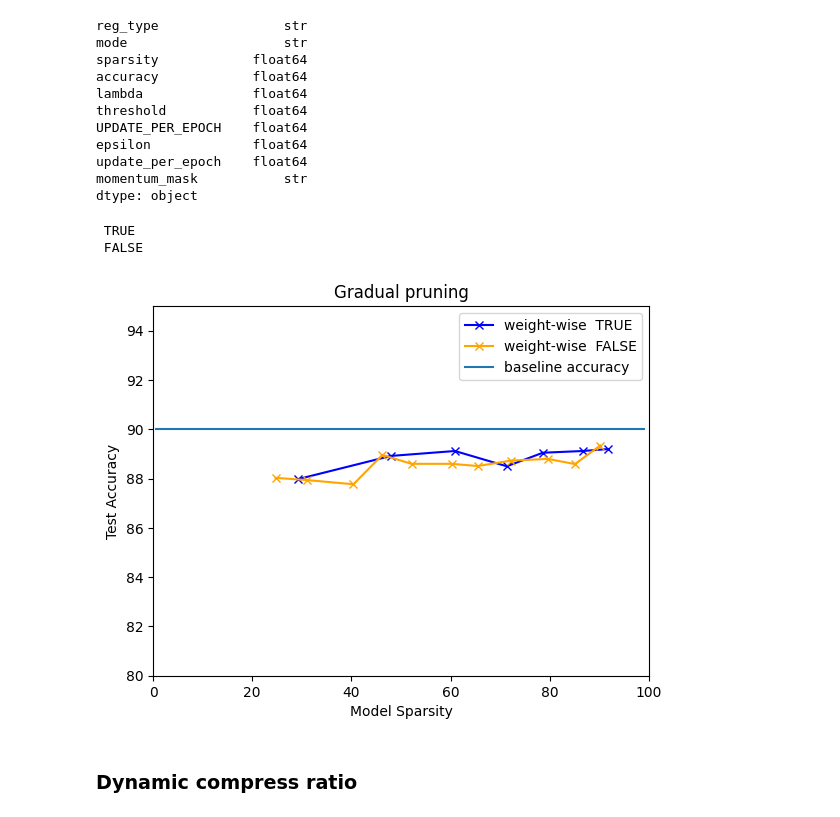
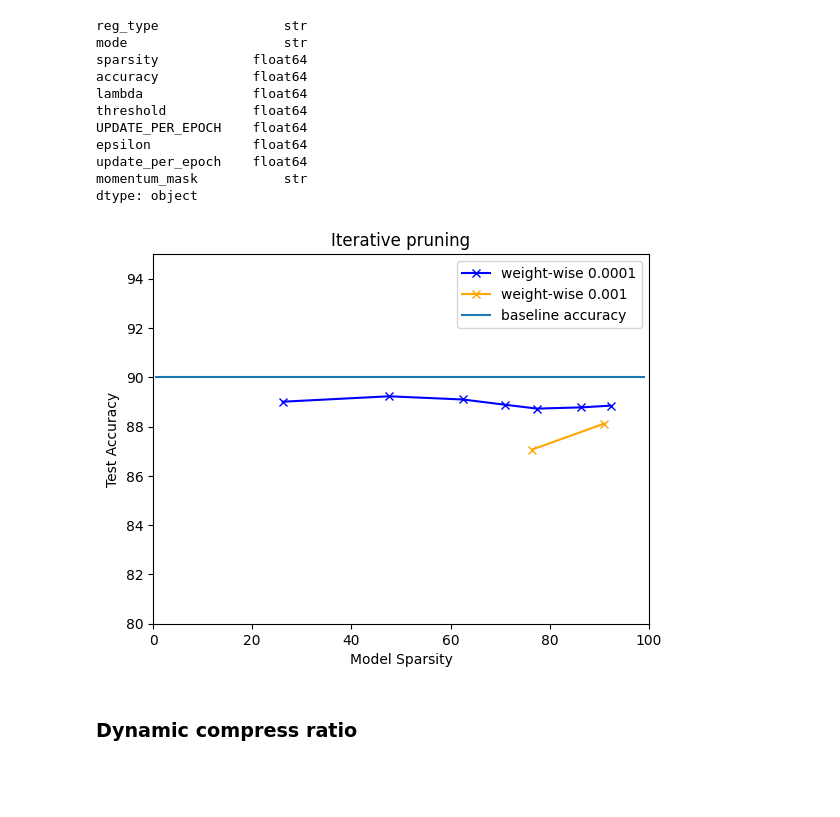
Before and after one commit to VVilmos/irwl1-adaptation, a Jupyter notebook: L0_vs_IRL1_newer.ipynb, the cells around one changed output. Drawn from its saved outputs; the diff is of its cells as text; code cells hidden in the pictures; blank space fills up the shorter version.

```diff
--- a/L0_vs_IRL1_newer.ipynb
+++ b/L0_vs_IRL1_newer.ipynb
@@ -8,18 +8,14 @@ import wandb
 import numpy
 import matplotlib.pyplot as plt
 import jupyter_client
-device = torch.device("cuda" if torch.cuda.is_available() else "cpu")
 jupyter_client.write_connection_file()
 %connect_info
 wandb.login()
 
 
-from irwl1.config import DEVICE, LEARNING_RATE, MODE, BATCH_SIZE, PATIENCE, LAMBDA_REG, REG_TYPE, EPOCHS, EPSILON, UPDATE_PER_EPOCH
-from irwl1.data import fetch_fmnist, load_to_memory
-from irwl1.model import LeNet, oriLeNet
-from irwl1.utils import train_in_memory, test_in_memory
+from irwl1.data import fetch_cifar10, load_to_memory
 
-train_loader, val_loader, test_loader = fetch_fmnist()
+train_loader, val_loader, test_loader = fetch_cifar10()
 train_image_tensor, train_label_tensor = load_to_memory(train_loader)
 val_image_tensor, val_label_tensor = load_to_memory(val_loader)
 test_image_tensor, test_label_tensor = load_to_memory(test_loader)
@@ -100,24 +96,27 @@ Adapting irwl1/utils module to realize iterative pruning
 # %% [markdown]
 ### Static global pruning threshold
 # %%
-from irwl1.utils import init_mask, test_in_memory, calculate_sparsity, save_sparacc_curve, global_pruning
 from irwl1.regularization import L1_penalty_init
 import irwl1.config as config
-spar_cp, acc_cp = [], [] # acc and spar checkpoints along iterative pruning
+from irwl1.model import ResNet20
 
 config.MODE = "weight-wise"
 config.REG_TYPE = "WL1"
 
-model = LeNet().to(DEVICE)
+device = torch.device("cuda" if torch.cuda.is_available() else "cpu")
+model = ResNet20().to(device)
 L1_penalty_init(model)
 init_mask(model)
 # %%
-config.WEIGHT_PRUNING_THRESHOLD = 1e-4
+from irwl1.utils import train_in_memory, global_pruning, calculate_real_sparsity, save_sparacc_curve
+config.WEIGHT_PRUNING_THRESHOLD = 1e-5
 config.EPSILON = 1e-5
 config.UPDATE_PER_EPOCH = 2
 #warm-up phase without reg for B epochs
 config.EPOCHS = config.B
 optimizer = torch.optim.Adam(model.parameters(), lr=config.LEARNING_RATE)
+
+spar_cp, acc_cp = [], [] # acc and spar checkpoints along iterative pruning
 model, wandb_run = train_in_memory(model, train_image_tensor, train_label_tensor, val_image_tensor, val_label_tensor, optimizer=optimizer, apply_reg=False, is_new_run=True, run_name="iterL1")
 
 config.EPOCHS = config.A
@@ -128,7 +127,7 @@ spar = 0
 while (spar <= 95):
 
 
-    spar = calculate_sparsity(model)
+    spar = calculate_real_sparsity(model)
     if (spar - spar_cp[-1] if len(spar_cp) > 0 else spar) >= 5: # only save checkpoints if sparsity increased by at least 5% since last checkpoint
         spar_cp.append(spar)
         _, test_acc = test_in_memory(model, test_image_tensor, test_label_tensor)
@@ -192,26 +191,24 @@ dtype: object
 # %%
 import pandas
 import irwl1.config as config
 fig, ax = plt.subplots()
 df = pandas.read_csv(config.CURVE_PATH + "global_pruning.csv")
-for momentum in [" TRUE", " FALSE"]:
+colors = ["blue", "orange", "green", "red"]
+for idx, threshold in enumerate([1e-04, 1e-03]):
     for mode in ["weight-wise"]:
-        mode_df = df[(df["mode"] == mode) & (df["momentum_mask"] == momentum) & (df["reg_type"] == "WL1")]
-        print(momentum)
-        ax.plot(mode_df["sparsity"], mode_df["accuracy"], marker='x', label=f"{mode} {momentum}", color="blue" if momentum == " TRUE" else "orange")
+        mode_df = df[(df["mode"] == mode) & (df["momentum_mask"] == " TRUE") & (df["reg_type"] == "WL1") & (df["threshold"] == threshold)]
+        ax.plot(mode_df["sparsity"], mode_df["accuracy"], marker='x', label=f"{mode} {threshold}", color=colors[idx])
 # ax.plot(spar_cp, acc_cp, marker='x', label=f"{mode} WL1")
 plt.plot( [0.5, 99], [90.03]*2, label="baseline accuracy")
 ax.set_xlim(0,100)
 ax.set_ylim(80, 95)
 plt.ylabel("Test Accuracy")
 plt.xlabel("Model Sparsity")
-plt.title("Gradual pruning")
+plt.title("Iterative pruning")
 plt.legend()
 plt.show()
 # %% [output]
- TRUE
- FALSE
-[figure, old version]
+[figure, new version]
 # %% [markdown]
 ### Dynamic compress ratio
 # %%
```
Also changed, not shown: parts of 2 cells of this notebook, 6 other files.
